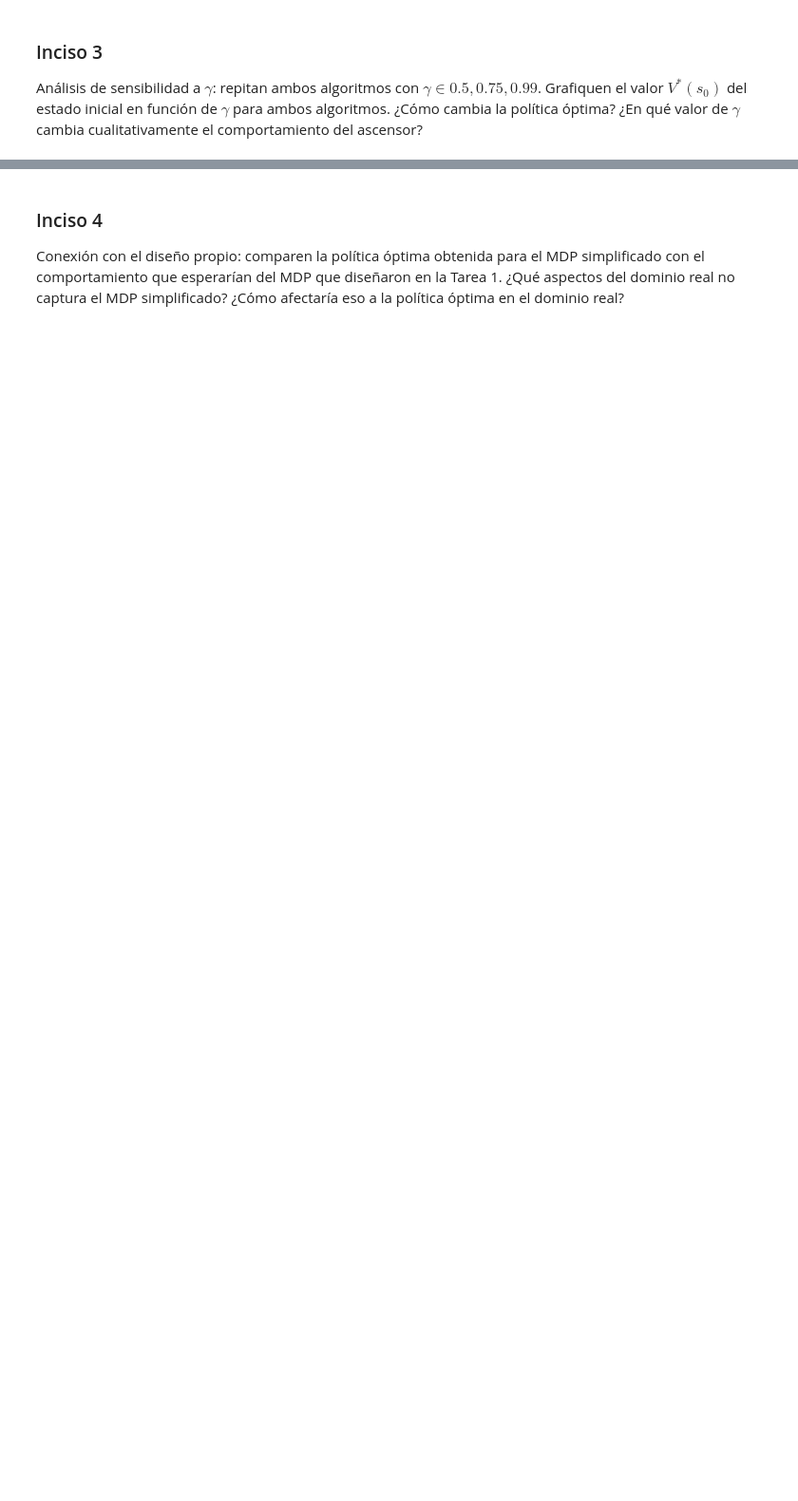
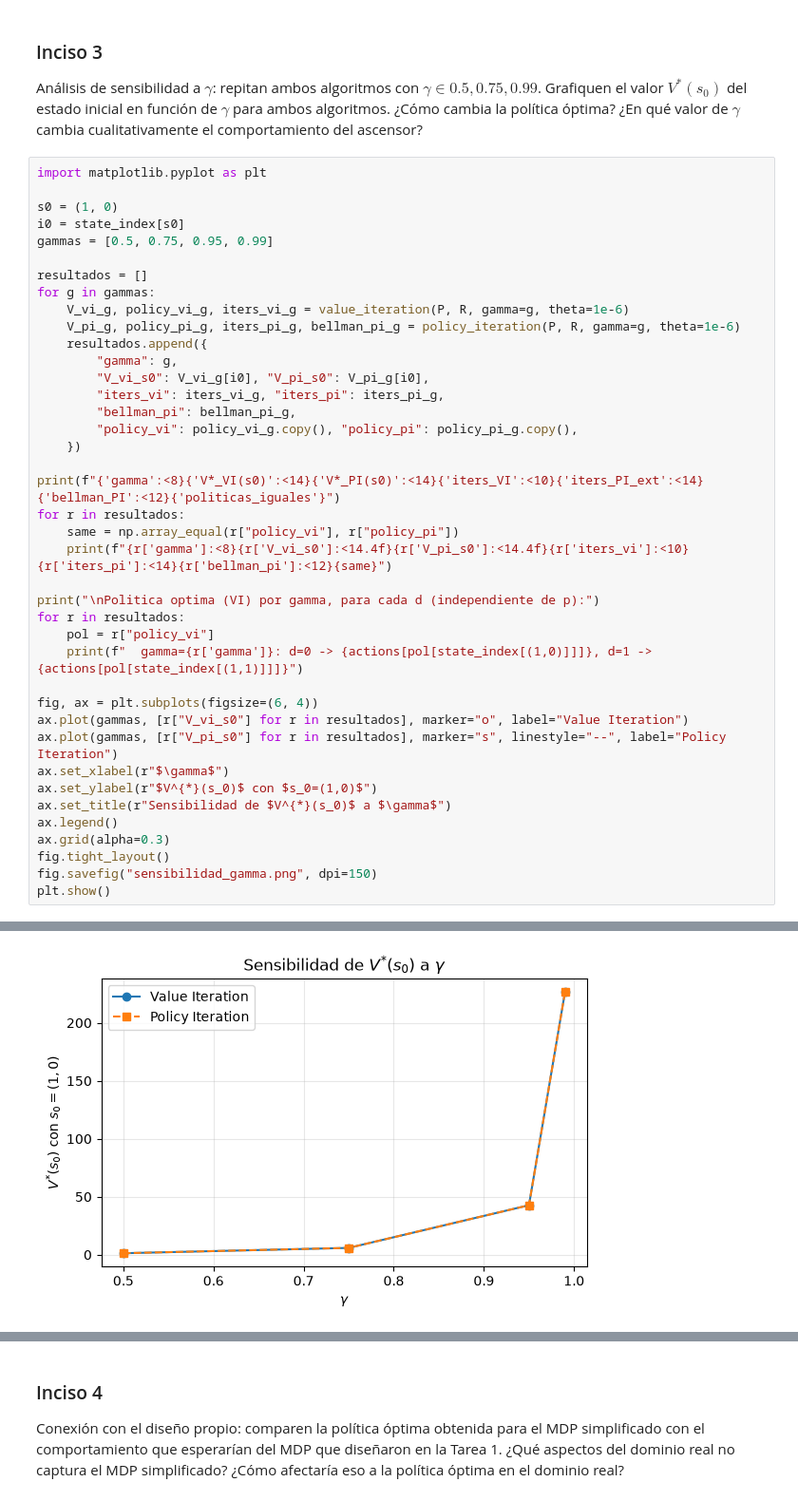
Before and after one commit to donmatthiuz/RL, a Jupyter notebook: Reporte.ipynb, the cells around one changed output, grey strips where cells are left out. Shown at 95% size. Saved outputs shown, nothing was run; the diff lists cells and outputs as text; blank space fills up the shorter version.

```diff
--- a/Reporte.ipynb
+++ b/Reporte.ipynb
@@ -414,3 +455,44 @@ Análisis de convergencia: comparen el número de iteraciones y el tiempo de eje
 ### Inciso 3
 
 Análisis de sensibilidad a $\gamma$: repitan ambos algoritmos con $\gamma \in {0.5,0.75,0.99}$. Grafiquen el valor $V^*(s_0)$ del estado inicial en función de $\gamma$ para ambos algoritmos. ¿Cómo cambia la política óptima? ¿En qué valor de $\gamma$ cambia cualitativamente el comportamiento del ascensor?
+# %%
+import matplotlib.pyplot as plt
+
+s0 = (1, 0)
+i0 = state_index[s0]
+gammas = [0.5, 0.75, 0.95, 0.99]
+
+resultados = []
+for g in gammas:
+    V_vi_g, policy_vi_g, iters_vi_g = value_iteration(P, R, gamma=g, theta=1e-6)
+    V_pi_g, policy_pi_g, iters_pi_g, bellman_pi_g = policy_iteration(P, R, gamma=g, theta=1e-6)
+    resultados.append({
+        "gamma": g,
+        "V_vi_s0": V_vi_g[i0], "V_pi_s0": V_pi_g[i0],
+        "iters_vi": iters_vi_g, "iters_pi": iters_pi_g,
+        "bellman_pi": bellman_pi_g,
+        "policy_vi": policy_vi_g.copy(), "policy_pi": policy_pi_g.copy(),
+    })
+
+print(f"{'gamma':<8}{'V*_VI(s0)':<14}{'V*_PI(s0)':<14}{'iters_VI':<10}{'iters_PI_ext':<14}{'bellman_PI':<12}{'politicas_iguales'}")
+for r in resultados:
+    same = np.array_equal(r["policy_vi"], r["policy_pi"])
+    print(f"{r['gamma']:<8}{r['V_vi_s0']:<14.4f}{r['V_pi_s0']:<14.4f}{r['iters_vi']:<10}{r['iters_pi']:<14}{r['bellman_pi']:<12}{same}")
+
+print("\nPolitica optima (VI) por gamma, para cada d (independiente de p):")
+for r in resultados:
+    pol = r["policy_vi"]
+    print(f"  gamma={r['gamma']}: d=0 -> {actions[pol[state_index[(1,0)]]]}, d=1 -> {actions[pol[state_index[(1,1)]]]}")
+
+fig, ax = plt.subplots(figsize=(6, 4))
+ax.plot(gammas, [r["V_vi_s0"] for r in resultados], marker="o", label="Value Iteration")
+ax.plot(gammas, [r["V_pi_s0"] for r in resultados], marker="s", linestyle="--", label="Policy Iteration")
+ax.set_xlabel(r"$\gamma$")
+ax.set_ylabel(r"$V^{*}(s_0)$ con $s_0=(1,0)$")
+ax.set_title(r"Sensibilidad de $V^{*}(s_0)$ a $\gamma$")
+ax.legend()
+ax.grid(alpha=0.3)
+fig.tight_layout()
+fig.savefig("sensibilidad_gamma.png", dpi=150)
+plt.show()
+# %% [output]
@@ -416,0 +510 @@ Análisis de sensibilidad a $\gamma$: repitan ambos algoritmos con $\gamma \in {
+[figure, added]
```
Also changed, not shown: parts of 7 cells of this notebook, 2 other files.
